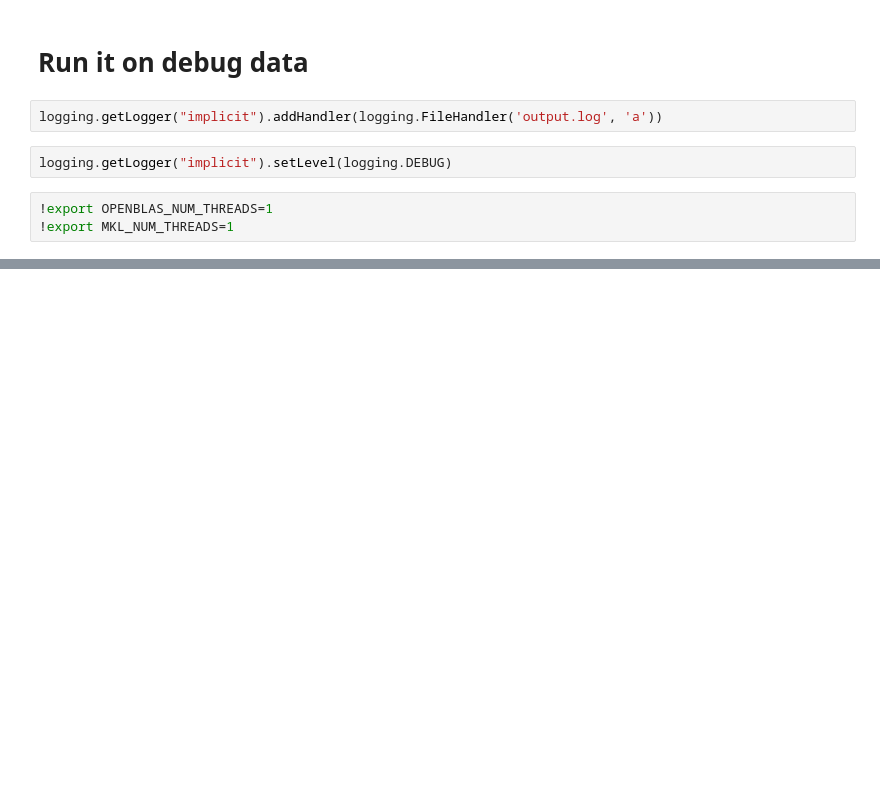
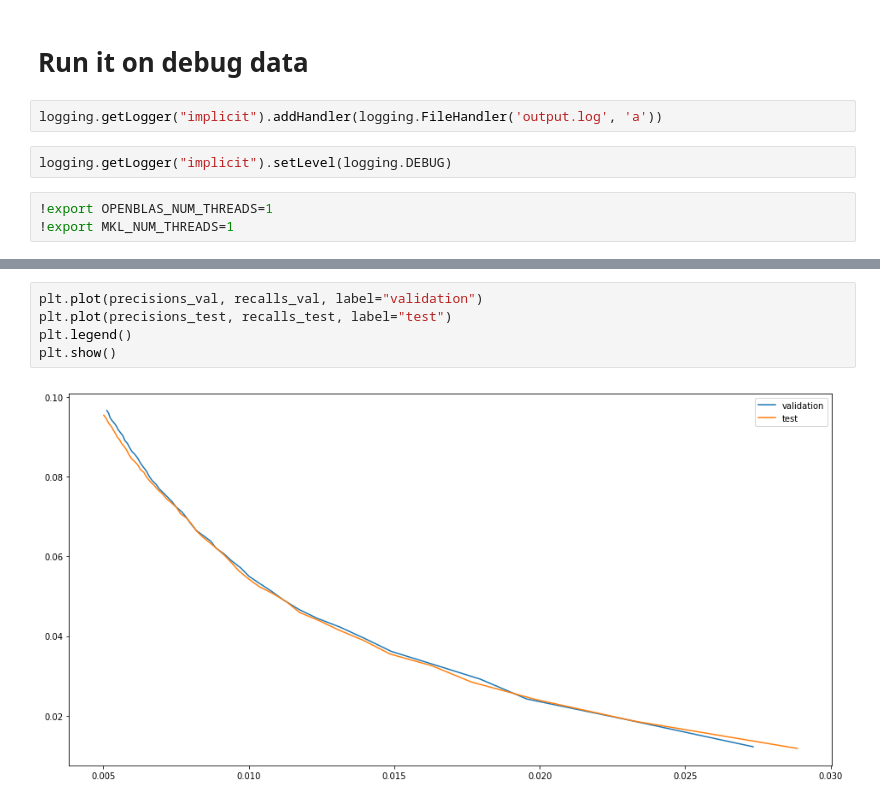
Before and after one commit to jpatrickpark/1003-project, a Jupyter notebook: notebooks/implicit_4fold.ipynb, the cells around one changed output, grey strips where cells are left out. Cells and saved outputs as stored; diff of their text form; blank space fills up the shorter version.

```diff
--- a/notebooks/implicit_4fold.ipynb
+++ b/notebooks/implicit_4fold.ipynb
@@ -210,0 +332,7 @@ KeyboardInterrupt:
+# %%
+plt.plot(precisions_val, recalls_val, label="validation")
+plt.plot(precisions_test, recalls_test, label="test")
+plt.legend()
+plt.show()
+# %% [output]
+[figure, added]
```
Also changed, not shown: parts of 12 cells of this notebook.
